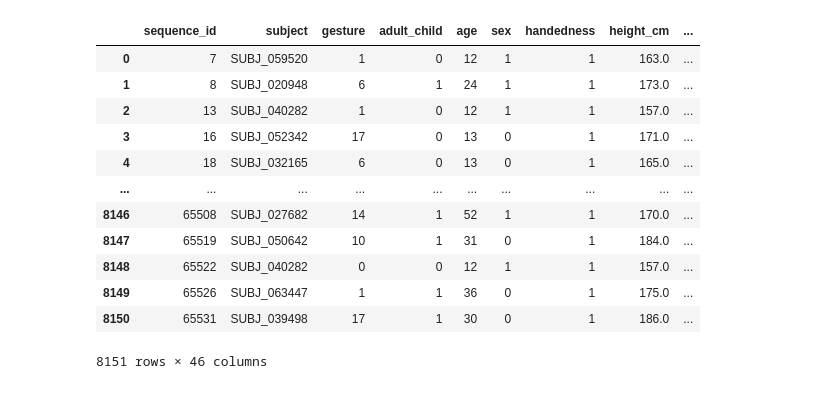
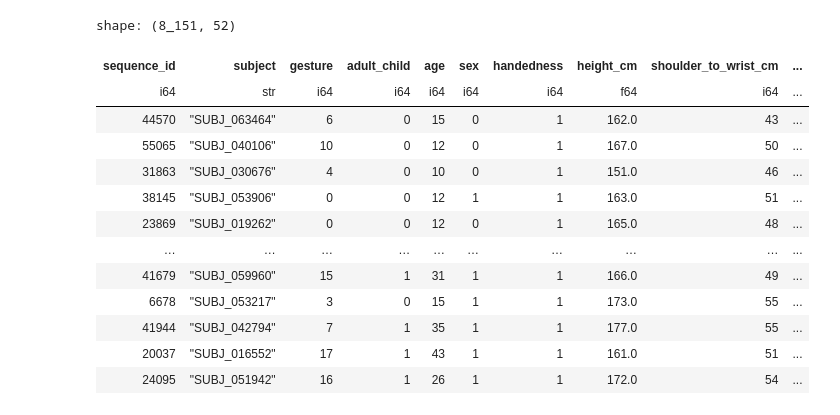
Before and after one commit to Elder247/kaggle-CMI-2025, a Jupyter notebook: notebooks/02-basic-pipeline.ipynb, the cells around one changed output. Cells and saved outputs as stored; diff of their text form; code cells hidden in the pictures.

```diff
--- a/notebooks/02-basic-pipeline.ipynb
+++ b/notebooks/02-basic-pipeline.ipynb
@@ -18,9 +19,9 @@ os.environ['PYTHONHASHSEED'] = str(SEED)
 np.random.seed(SEED)
 # %%
 DATA_DIR = '../data/raw/'
-df = pd.read_csv(DATA_DIR + 'train.csv')
-df_demog = pd.read_csv(DATA_DIR + 'train_demographics.csv')
+df = pl.read_csv(DATA_DIR + 'train.csv')
+df_demog = pl.read_csv(DATA_DIR + 'train_demographics.csv')
 
-df_test = pd.read_csv(DATA_DIR + 'test.csv')
-df_test_demog = pd.read_csv(DATA_DIR + 'test_demographics.csv')
+df_test = pl.read_csv(DATA_DIR + 'test.csv')
+df_test_demog = pl.read_csv(DATA_DIR + 'test_demographics.csv')
 # %%
@@ -77,11 +68,15 @@ df
 def generate_features(df):
     seq_cols = [col for col in df.columns if col[:4] in ('acc_', 'rot_')]
 
-    df_featured = df.groupby('sequence_id').tail(1).reset_index(drop=True)
-    df_featured.drop(columns=seq_cols, inplace=True)
-
-    df_featured = df_featured.join(get_statistics(df, seq_cols), on='sequence_id', how='left')
-    # len seq
+    df_featured = (
+        df
+        .group_by('sequence_id')
+        .tail(1)
+        .drop(seq_cols)
+        .join(get_statistics(df, seq_cols), on='sequence_id', how='left')
+    )
+    # len seq (other for all seq?)
+    # subject features
     return df_featured
 
 
@@ -94,26 +89,41 @@ def get_statistics(df, seq_cols):
     """
     min, max, mean, var
     """
-    df_gr = df.groupby('sequence_id', as_index=False)[seq_cols].agg(['min', 'max', 'mean', 'var', 'last'])
-    df_gr.columns = ["_".join(c) for c in df_gr.columns]
+    df_gr = (
+        df
+        .select(['sequence_id'] + seq_cols)
+        .group_by('sequence_id')
+        .agg([
+            pl.col(seq_cols).min().name.suffix('_min'),
+            pl.col(seq_cols).max().name.suffix('_max'),
+            pl.col(seq_cols).median().name.suffix('_median'),
+            pl.col(seq_cols).mean().name.suffix('_mean'),
+            pl.col(seq_cols).var().name.suffix('_var'),
+            pl.col(seq_cols).last().name.suffix('_last'),
+        ])
+    )
+    # df_gr.columns = ["_".join(filter(None, c)) for c in df_gr.columns]
     return df_gr
 # %%
+df = encode_label(df)
+df = preprocess_data(df)
 df = generate_features(df)
 df
 # %% [output]
+shape: (8_151, 52)
-|  | sequence_id | subject | gesture | adult_child | age | sex | handedness | height_cm | ... |
-| 0 | 7 | SUBJ_059520 | 1 | 0 | 12 | 1 | 1 | 163.0 | ... |
-| 1 | 8 | SUBJ_020948 | 6 | 1 | 24 | 1 | 1 | 173.0 | ... |
-| 2 | 13 | SUBJ_040282 | 1 | 0 | 12 | 1 | 1 | 157.0 | ... |
-| 3 | 16 | SUBJ_052342 | 17 | 0 | 13 | 0 | 1 | 171.0 | ... |
-| 4 | 18 | SUBJ_032165 | 6 | 0 | 13 | 0 | 1 | 165.0 | ... |
-| ... | ... | ... | ... | ... | ... | ... | ... | ... | ... |
-| 8146 | 65508 | SUBJ_027682 | 14 | 1 | 52 | 1 | 1 | 170.0 | ... |
-| 8147 | 65519 | SUBJ_050642 | 10 | 1 | 31 | 0 | 1 | 184.0 | ... |
-| 8148 | 65522 | SUBJ_040282 | 0 | 0 | 12 | 1 | 1 | 157.0 | ... |
-| 8149 | 65526 | SUBJ_063447 | 1 | 1 | 36 | 0 | 1 | 175.0 | ... |
-| 8150 | 65531 | SUBJ_039498 | 17 | 1 | 30 | 0 | 1 | 186.0 | ... |
+| sequence_id | subject | gesture | adult_child | age | sex | handedness | height_cm | shoulder_to_wrist_cm | ... |
+| i64 | str | i64 | i64 | i64 | i64 | i64 | f64 | i64 | ... |
+| 44570 | "SUBJ_063464" | 6 | 0 | 15 | 0 | 1 | 162.0 | 43 | ... |
+| 55065 | "SUBJ_040106" | 10 | 0 | 12 | 0 | 1 | 167.0 | 50 | ... |
+| 31863 | "SUBJ_030676" | 4 | 0 | 10 | 0 | 1 | 151.0 | 46 | ... |
+| 38145 | "SUBJ_053906" | 0 | 0 | 12 | 1 | 1 | 163.0 | 51 | ... |
+| 23869 | "SUBJ_019262" | 0 | 0 | 12 | 0 | 1 | 165.0 | 48 | ... |
+| … | … | … | … | … | … | … | … | … | ... |
+| 41679 | "SUBJ_059960" | 15 | 1 | 31 | 1 | 1 | 166.0 | 49 | ... |
+| 6678 | "SUBJ_053217" | 3 | 0 | 15 | 1 | 1 | 173.0 | 55 | ... |
+| 41944 | "SUBJ_042794" | 7 | 1 | 35 | 1 | 1 | 177.0 | 55 | ... |
+| 20037 | "SUBJ_016552" | 17 | 1 | 43 | 1 | 1 | 161.0 | 51 | ... |
+| 24095 | "SUBJ_051942" | 16 | 1 | 26 | 1 | 1 | 172.0 | 54 | ... |
-8151 rows × 46 columns
 # %%
 def get_ci_f1_hierarchical(y_true, y_pred, n_bootstraps=1000, alpha=0.05):
     """
```
Also changed, not shown: parts of 5 cells of this notebook, 1 other file.
